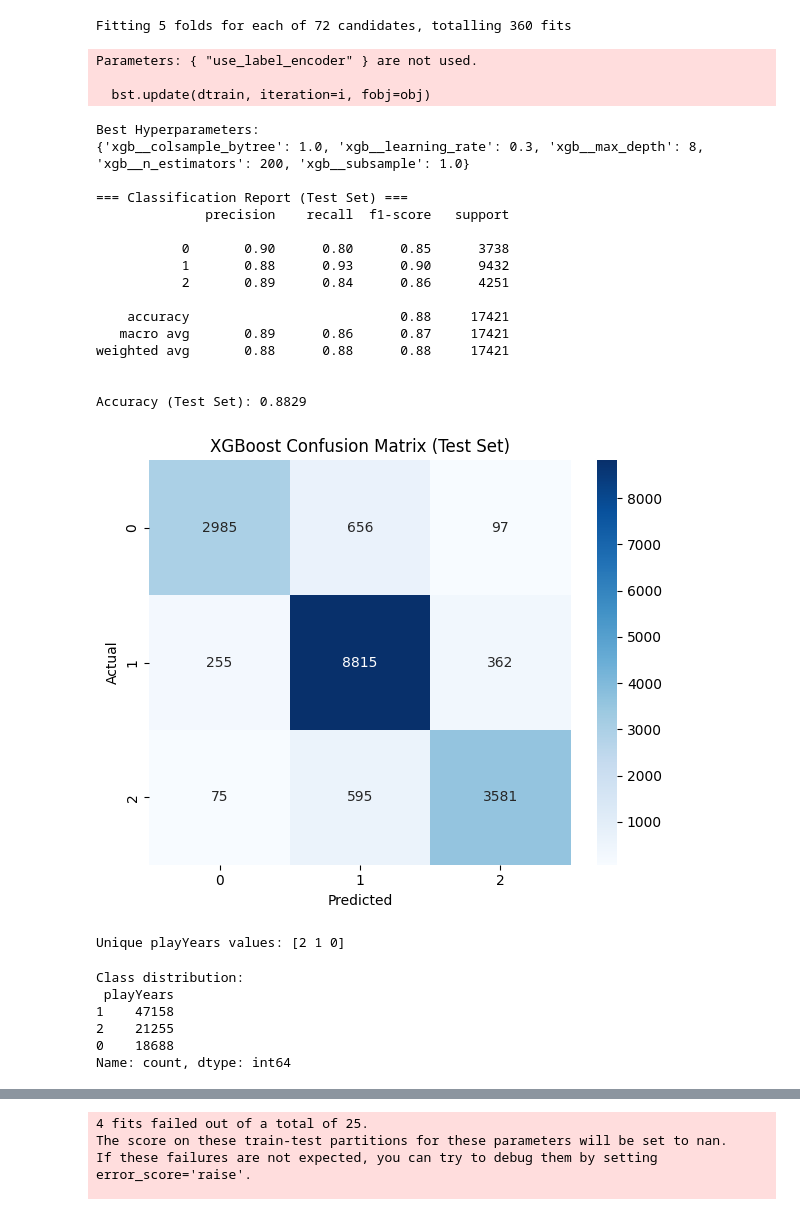
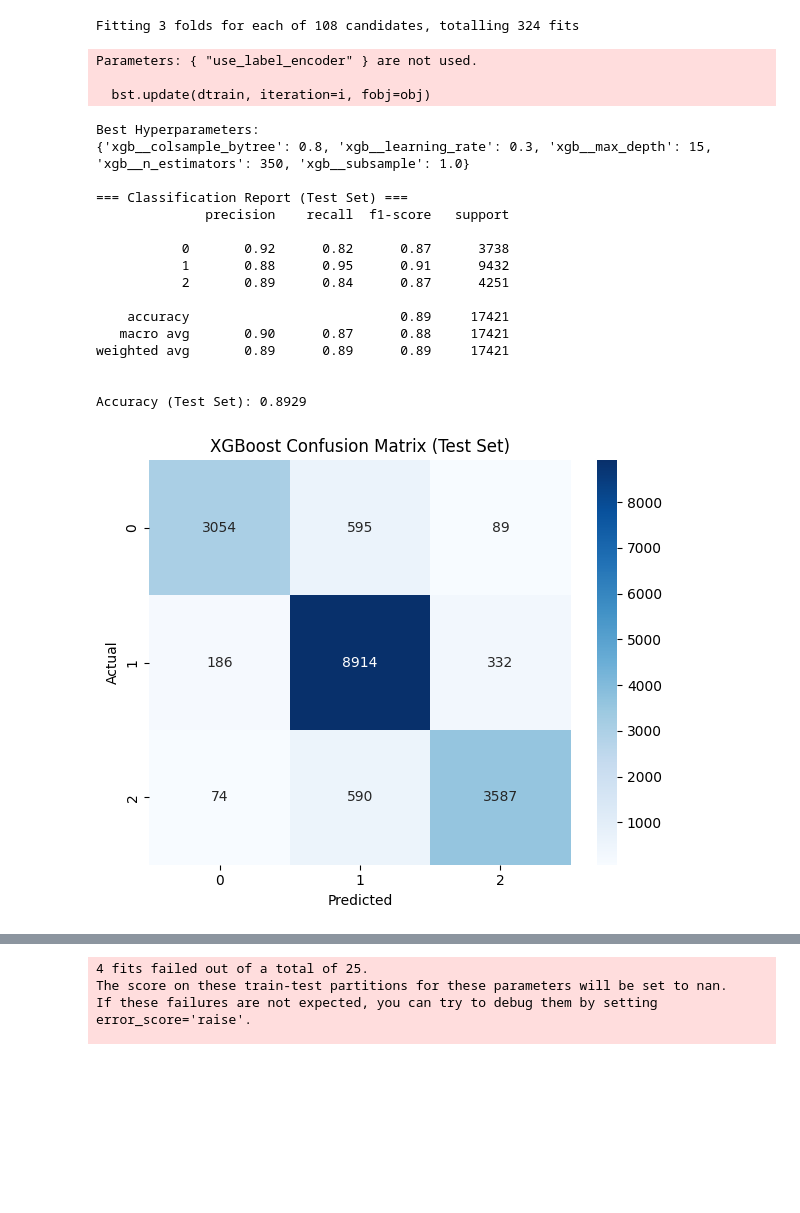
Before and after one commit to GavinSaiun/Motion-Based-Table-Tennis-Skill-Prediction, a Jupyter notebook: XGBoost.ipynb, the cells around one changed output, grey strips where cells are left out. Drawn from its saved outputs; the diff is of its cells as text; code cells hidden in the pictures; blank space fills up the shorter version.

```diff
--- a/XGBoost.ipynb
+++ b/XGBoost.ipynb
@@ -22,11 +22,11 @@ X_train, X_test, y_train, y_test = train_test_split(
     X, y, test_size=0.2, stratify=y, random_state=42
 )
 
-# === Define pipeline ===
+
 pipeline = Pipeline([
     ('scaler', StandardScaler()),
     ('xgb', XGBClassifier(
-        objective='multi:softprob',  # enable predict_proba
+        objective='multi:softprob',
         eval_metric='mlogloss',
         use_label_encoder=False,
         num_class=3,
@@ -35,21 +35,21 @@ pipeline = Pipeline([
     ))
 ])
 
-# === Define parameter grid ===
+
 param_grid = {
-    'xgb__n_estimators': [100, 200, 300],
-    'xgb__max_depth': [6, 8, 10],
+    'xgb__n_estimators': [150, 250, 350],
+    'xgb__max_depth': [6, 10, 15],
     'xgb__learning_rate': [0.1, 0.3, 0.5],
-    'xgb__subsample': [0.8, 1.0, 1.2],
-    'xgb__colsample_bytree': [0.8, 1.0, 1.2]
+    'xgb__subsample': [0.8, 1.0],
+    'xgb__colsample_bytree': [0.8, 1.0]
 }
 
-# === GridSearchCV ===
+
 grid = GridSearchCV(
     pipeline,
     param_grid=param_grid,
-    scoring='f1_macro',  # use 'accuracy' if preferred
-    cv=5,
+    scoring='f1_macro',
+    cv=3,
     verbose=2,
     n_jobs=-1
 )
@@ -58,60 +58,46 @@ grid.fit(X_train, y_train)
 print("\nBest Hyperparameters:")
 print(grid.best_params_)
 
-# === Predict on test set using best estimator ===
 best_model = grid.best_estimator_
 probs = best_model.predict_proba(X_test)
 y_pred = np.argmax(probs, axis=1)
 
 # === Evaluation ===
 print("\n=== Classification Report (Test Set) ===")
 print(classification_report(y_test, y_pred))
 
 accuracy = accuracy_score(y_test, y_pred)
 print(f"\nAccuracy (Test Set): {accuracy:.4f}")
 
-# === Confusion Matrix ===
+
 cm = confusion_matrix(y_test, y_pred)
 plt.figure(figsize=(6, 5))
 sns.heatmap(cm, annot=True, fmt='d', cmap='Blues',
             xticklabels=classes, yticklabels=classes)
 plt.title("XGBoost Confusion Matrix (Test Set)")
 plt.xlabel("Predicted")
 plt.ylabel("Actual")
 plt.tight_layout()
 plt.show()
 # %% [output]
-Fitting 5 folds for each of 72 candidates, totalling 360 fits
+Fitting 3 folds for each of 108 candidates, totalling 324 fits
 Parameters: { "use_label_encoder" } are not used.
 
   bst.update(dtrain, iteration=i, fobj=obj)
 Best Hyperparameters:
-{'xgb__colsample_bytree': 1.0, 'xgb__learning_rate': 0.3, 'xgb__max_depth': 8, 'xgb__n_estimators': 200, 'xgb__subsample': 1.0}
+{'xgb__colsample_bytree': 0.8, 'xgb__learning_rate': 0.3, 'xgb__max_depth': 15, 'xgb__n_estimators': 350, 'xgb__subsample': 1.0}
 
 === Classification Report (Test Set) ===
               precision    recall  f1-score   support
 
-           0       0.90      0.80      0.85      3738
-           1       0.88      0.93      0.90      9432
-           2       0.89      0.84      0.86      4251
+           0       0.92      0.82      0.87      3738
+           1       0.88      0.95      0.91      9432
+           2       0.89      0.84      0.87      4251
 
-    accuracy                           0.88     17421
-   macro avg       0.89      0.86      0.87     17421
-weighted avg       0.88      0.88      0.88     17421
+    accuracy                           0.89     17421
+   macro avg       0.90      0.87      0.88     17421
+weighted avg       0.89      0.89      0.89     17421
 
 
-Accuracy (Test Set): 0.8829
+Accuracy (Test Set): 0.8929
-[figure, old version]
+[figure, new version]
-# %%
-print("Unique playYears values:", df_sensor['playYears'].unique())
-# %% [output]
-Unique playYears values: [2 1 0]
-# %%
-print("Class distribution:\n", y.value_counts())
-# %% [output]
-Class distribution:
- playYears
-1    47158
-2    21255
-0    18688
-Name: count, dtype: int64
```
Also changed, not shown: parts of 8 cells of this notebook.
